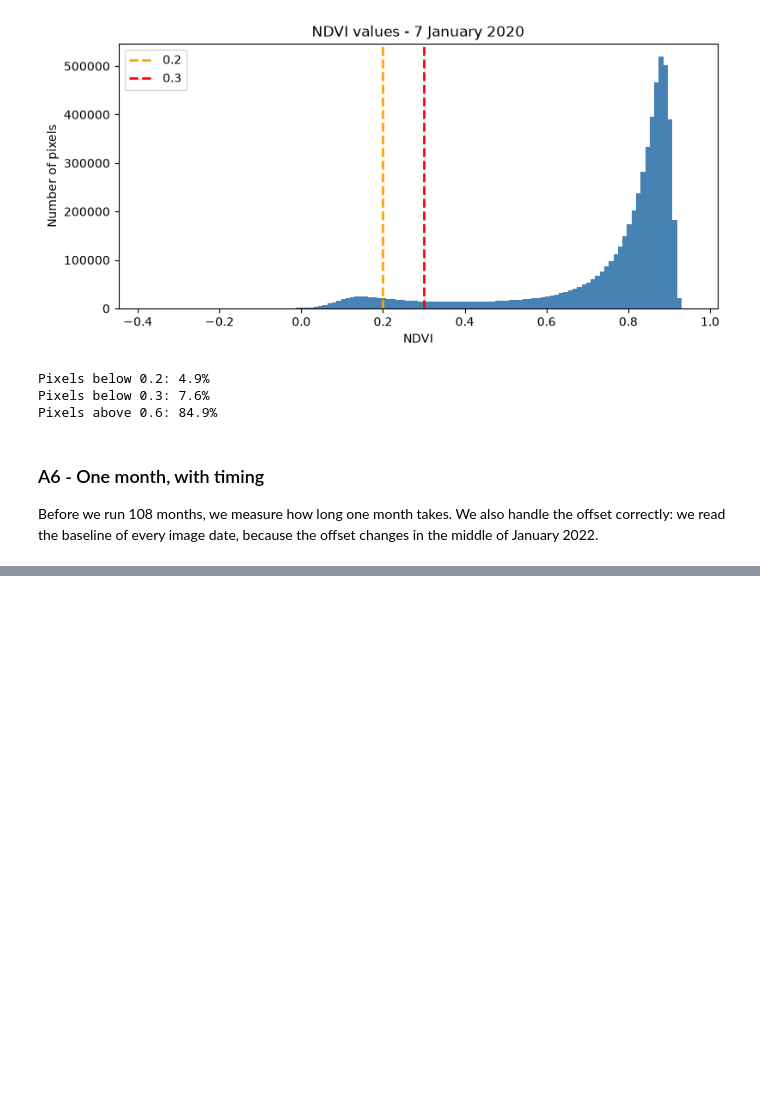
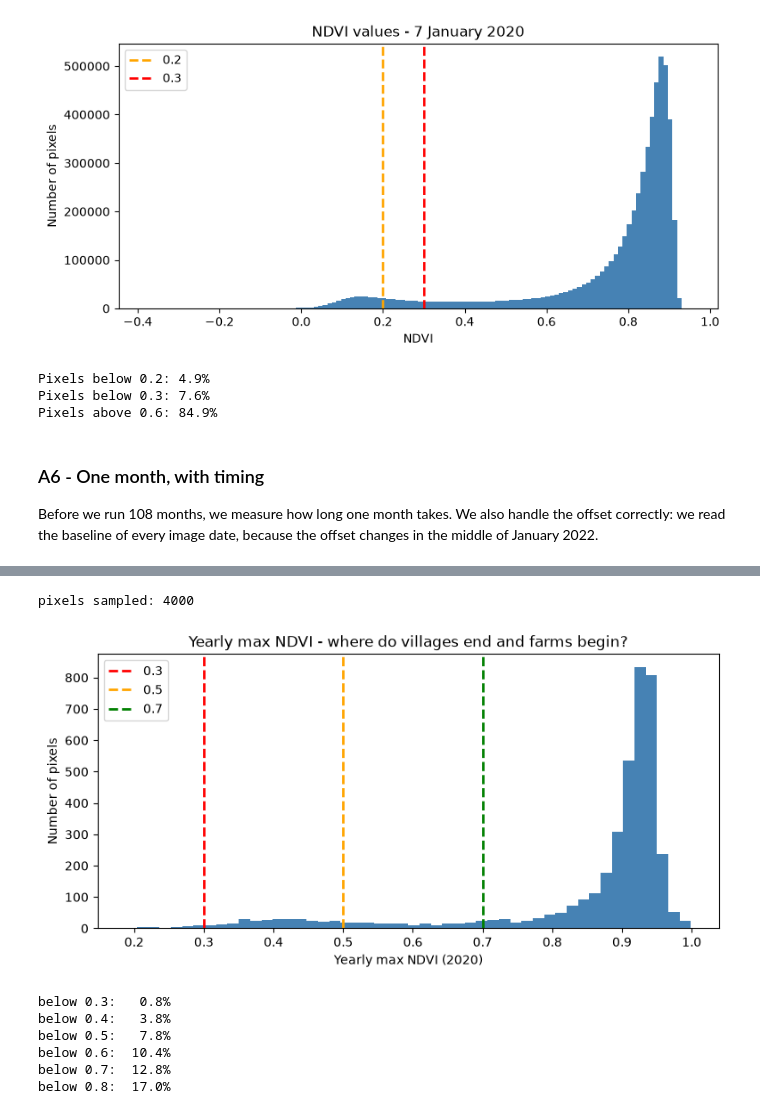
Before and after one commit to omardiab9951/Field-Shift-Adapting-Farms-with-NASA-Data-2026, a Jupyter notebook: notebooks/04_sentinel_landsat.ipynb, the cells around one changed output, grey strips where cells are left out. Cells and saved outputs as stored; diff of their text form; code cells hidden in the pictures; blank space fills up the shorter version.

```diff
--- a/notebooks/04_sentinel_landsat.ipynb
+++ b/notebooks/04_sentinel_landsat.ipynb
@@ -380,0 +399,11 @@ dates: 2 | time: 26 s
+# %%
+def retry(fn, tries=4, wait=10):
+    """Run fn again if the internet drops."""
+    for i in range(tries):
+        try:
+            return fn()
+        except Exception as e:
+            if i == tries - 1:
+                raise
+            print(f"  try {i+1} failed ({type(e).__name__}), waiting {wait}s...")
+            time.sleep(wait)
@@ -380,0 +440,42 @@ dates: 2 | time: 26 s
+# %%
+def retry(fn, tries=4, wait=10):
+    """Run fn again only if the internet drops."""
+    for i in range(tries):
+        try:
+            return fn()
+        except ConnectionError as e:
+            if i == tries - 1:
+                raise
+            print(f"  network issue, waiting {wait}s...")
+            time.sleep(wait)
+# %%
+start = ee.Date.fromYMD(2020, 1, 1)
+yearly = (S2.filterBounds(aoi).filterDate(start, start.advance(1, "year"))
+            .map(mask_s2).max())
+
+samp = yearly.sample(region=aoi, scale=20, numPixels=4000, seed=1, geometries=False)
+feats = retry(lambda: samp.getInfo())["features"]
+vals = np.array([f["properties"]["ndvi"] for f in feats])
+print("pixels sampled:", len(vals))
+
+fig, ax = plt.subplots(figsize=(9, 4))
+ax.hist(vals, bins=50, color="steelblue")
+for t, c in [(0.3, "red"), (0.5, "orange"), (0.7, "green")]:
+    ax.axvline(t, color=c, ls="--", lw=2, label=str(t))
+ax.set_xlabel("Yearly max NDVI (2020)")
+ax.set_ylabel("Number of pixels")
+ax.set_title("Yearly max NDVI - where do villages end and farms begin?")
+ax.legend()
+plt.show()
+
+for t in [0.3, 0.4, 0.5, 0.6, 0.7, 0.8]:
+    print(f"below {t}: {(vals < t).mean() * 100:5.1f}%")
+# %% [output]
+pixels sampled: 4000
+[figure, added]
+below 0.3:   0.8%
+below 0.4:   3.8%
+below 0.5:   7.8%
+below 0.6:  10.4%
+below 0.7:  12.8%
+below 0.8:  17.0%
```
Also changed, not shown: parts of 34 cells of this notebook.
